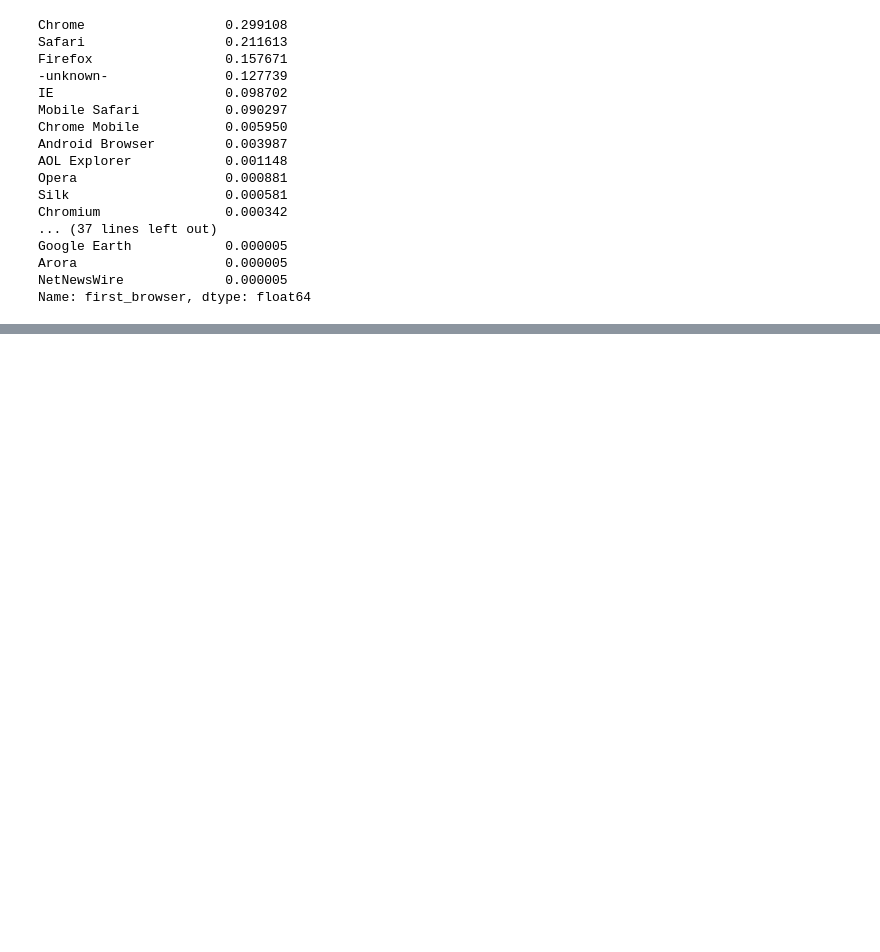
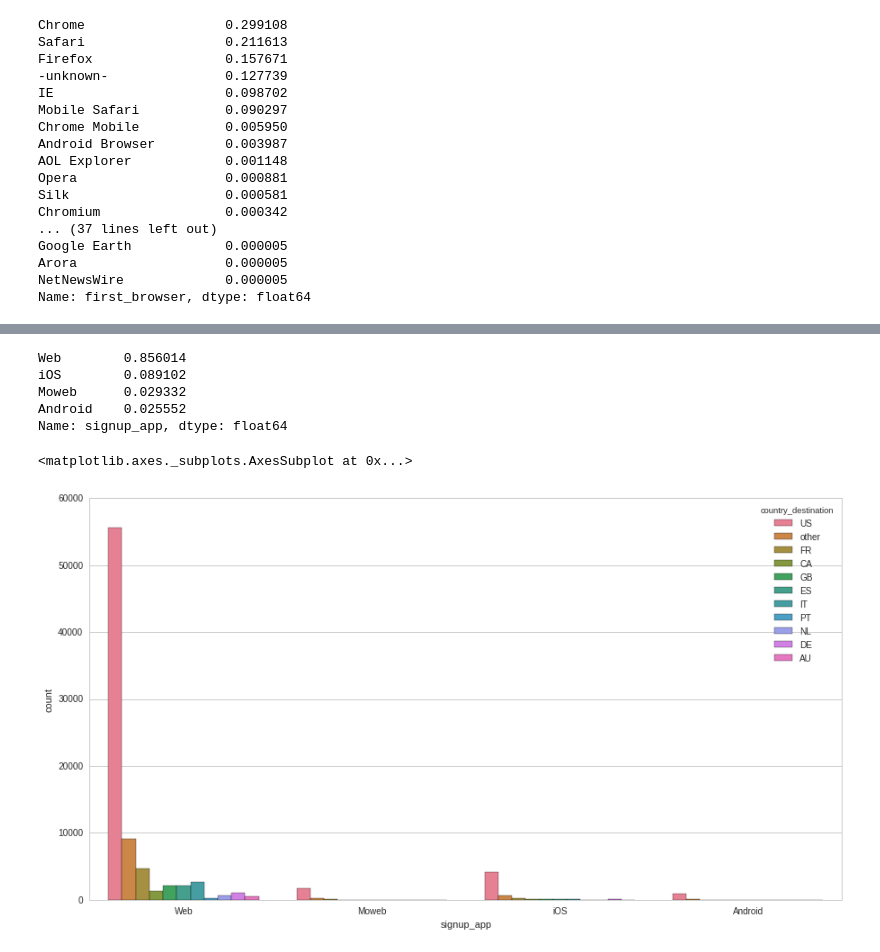
Before and after one commit to Chouffe/kaggle_airbnb_new_user_booking, a Jupyter notebook: notebooks/Capstone Project - Airbnb New user booking.ipynb, the cells around one changed output, grey strips where cells are left out. Drawn from its saved outputs; the diff is of its cells as text; code cells hidden in the pictures; blank space fills up the shorter version.

```diff
--- a/notebooks/Capstone Project - Airbnb New user booking.ipynb
+++ b/notebooks/Capstone Project - Airbnb New user booking.ipynb
@@ -251,0 +353,14 @@ Name: signup_app, dtype: float64
+# %%
+print(train_data['signup_app'].value_counts(normalize=True))
+
+# Plot the signup app
+fig, (axis1) = plt.subplots(1,1,sharex=True,figsize=(15,8))
+sns.countplot(x="signup_app",hue="country_destination", data=train_data[train_data['country_destination'] != 'NDF'], palette="husl", ax=axis1)
+# %% [output]
+Web        0.856014
+iOS        0.089102
+Moweb      0.029332
+Android    0.025552
+Name: signup_app, dtype: float64
+<matplotlib.axes._subplots.AxesSubplot at 0x...>
+[figure, added]
```
Also changed, not shown: parts of 17 cells of this notebook, 12 other files.
